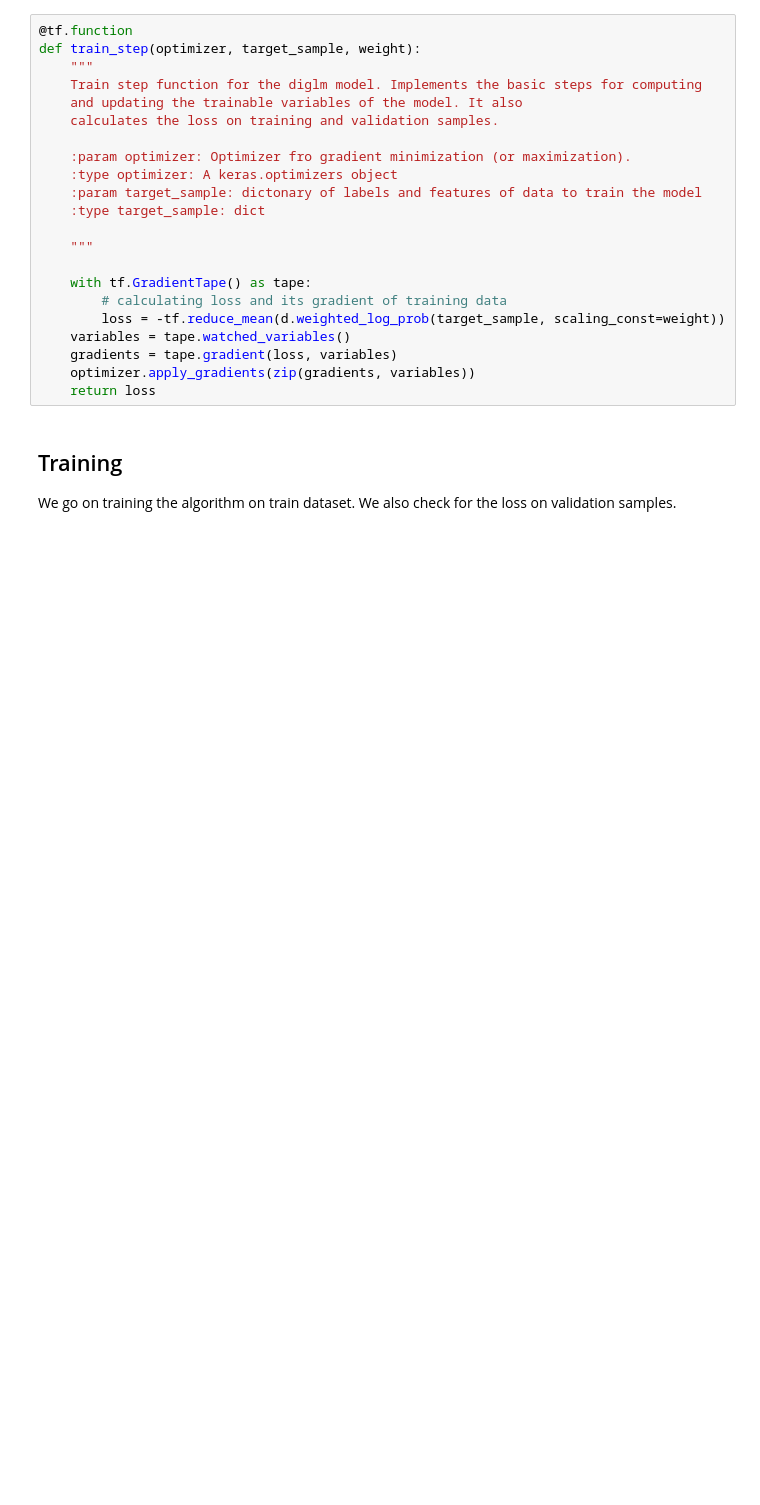
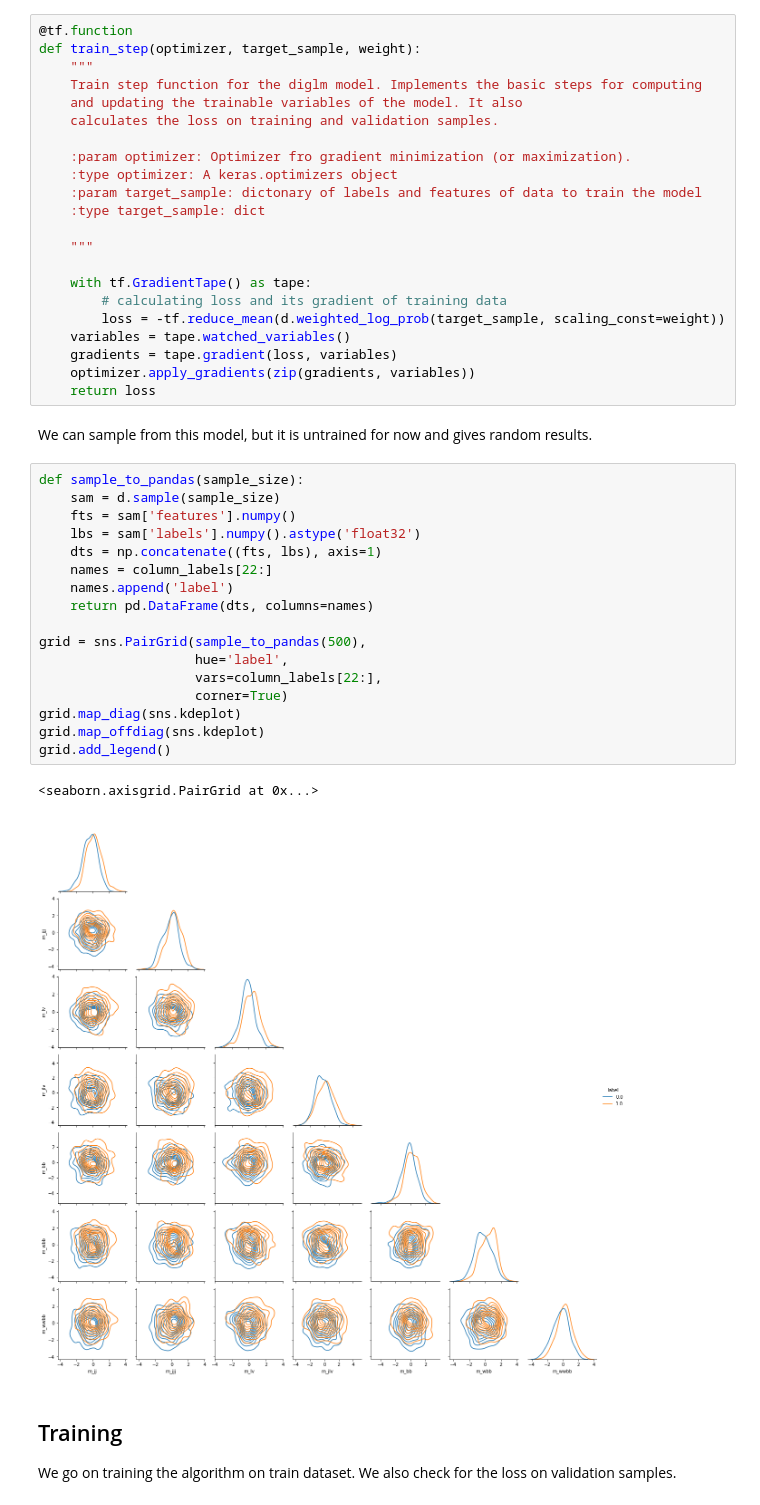
Before and after one commit to MarcoRiggirello/diglm, a Jupyter notebook: docs/source/notebooks/higgs_diglm_nb.ipynb, the cells around one changed output. Cells and saved outputs as stored; diff of their text form; blank space fills up the shorter version.

```diff
--- a/docs/source/notebooks/higgs_diglm_nb.ipynb
+++ b/docs/source/notebooks/higgs_diglm_nb.ipynb
@@ -183,6 +159,28 @@ def train_step(optimizer, target_sample, weight):
     gradients = tape.gradient(loss, variables)
     optimizer.apply_gradients(zip(gradients, variables))
     return loss
+# %% [markdown]
+We can sample from this model, but it is untrained for now and gives random results.
+# %%
+def sample_to_pandas(sample_size):
+    sam = d.sample(sample_size)
+    fts = sam['features'].numpy()
+    lbs = sam['labels'].numpy().astype('float32')
+    dts = np.concatenate((fts, lbs), axis=1)
+    names = column_labels[22:]
+    names.append('label')
+    return pd.DataFrame(dts, columns=names)
+
+grid = sns.PairGrid(sample_to_pandas(500),
+                    hue='label',
+                    vars=column_labels[22:],
+                    corner=True)
+grid.map_diag(sns.kdeplot)
+grid.map_offdiag(sns.kdeplot)
+grid.add_legend()
+# %% [output]
+<seaborn.axisgrid.PairGrid at 0x...>
+[figure, added]
 # %% [markdown]
 ## Training
 
```
Also changed, not shown: parts of 8 cells of this notebook, 4 other files.
